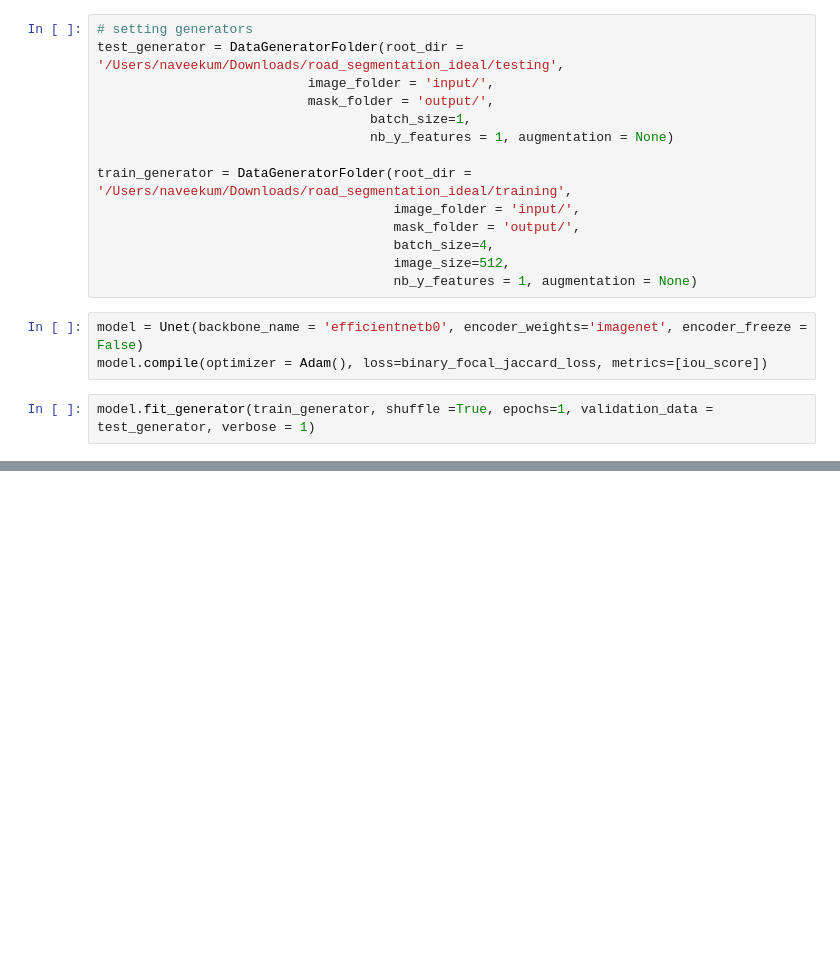
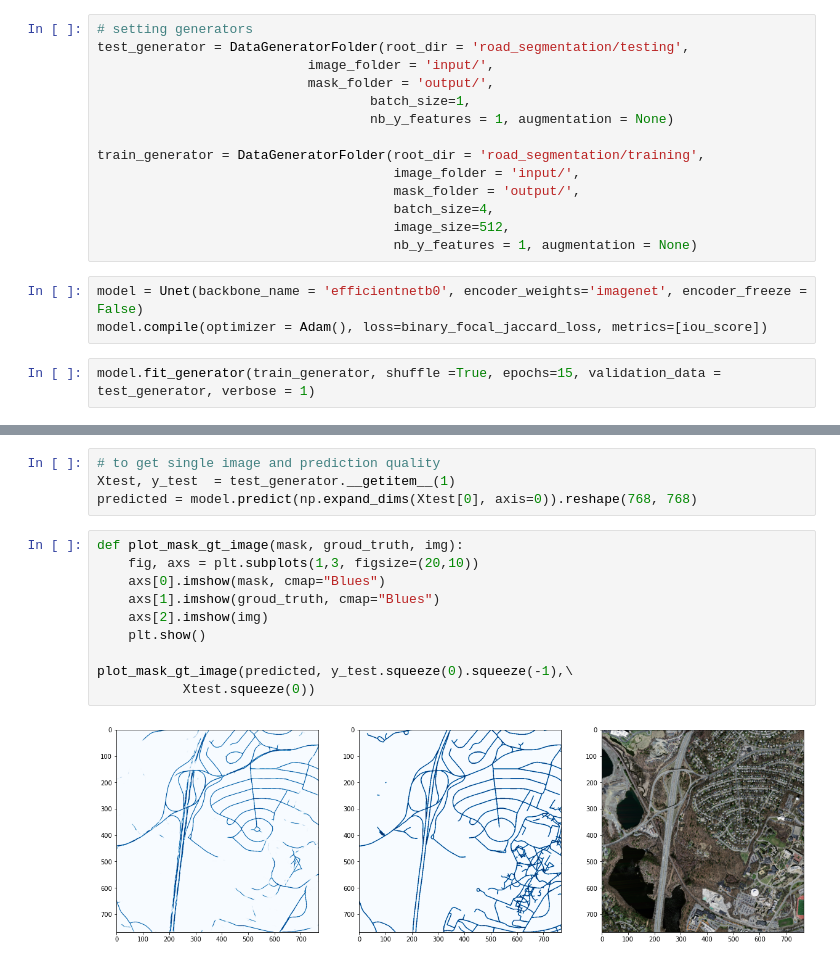
Before and after one commit to 4nonymou5/satelite_road_geometry, a Jupyter notebook: train_segmentation.ipynb, the cells around one changed output, grey strips where cells are left out. Drawn from its saved outputs; the diff is of its cells as text; blank space fills up the shorter version.

Commit message:
trained model and updated code

```diff
--- a/train_segmentation.ipynb
+++ b/train_segmentation.ipynb
@@ -105,12 +90,12 @@ plt.show()
 # %%
 # setting generators
-test_generator = DataGeneratorFolder(root_dir = '/Users/naveekum/Downloads/road_segmentation_ideal/testing',
+test_generator = DataGeneratorFolder(root_dir = 'road_segmentation/testing',
                            image_folder = 'input/',
                            mask_folder = 'output/',
                                    batch_size=1,
                                    nb_y_features = 1, augmentation = None)
 
-train_generator = DataGeneratorFolder(root_dir = '/Users/naveekum/Downloads/road_segmentation_ideal/training',
+train_generator = DataGeneratorFolder(root_dir = 'road_segmentation/training',
                                       image_folder = 'input/',
                                       mask_folder = 'output/',
                                       batch_size=4,
@@ -120,5 +105,5 @@ train_generator = DataGeneratorFolder(root_dir = '/Users/naveekum/Downloads/road
 model = Unet(backbone_name = 'efficientnetb0', encoder_weights='imagenet', encoder_freeze = False)
 model.compile(optimizer = Adam(), loss=binary_focal_jaccard_loss, metrics=[iou_score])
 # %%
-model.fit_generator(train_generator, shuffle =True, epochs=1, validation_data = test_generator, verbose = 1)
+model.fit_generator(train_generator, shuffle =True, epochs=15, validation_data = test_generator, verbose = 1)
 # %% [output]
@@ -131,0 +139,16 @@ for metric, value in zip(metrics, scores[1:]):
+# %%
+# to get single image and prediction quality
+Xtest, y_test  = test_generator.__getitem__(1)
+predicted = model.predict(np.expand_dims(Xtest[0], axis=0)).reshape(768, 768)
+# %%
+def plot_mask_gt_image(mask, groud_truth, img):
+    fig, axs = plt.subplots(1,3, figsize=(20,10))
+    axs[0].imshow(mask, cmap="Blues")
+    axs[1].imshow(groud_truth, cmap="Blues")
+    axs[2].imshow(img)
+    plt.show()
+
+plot_mask_gt_image(predicted, y_test.squeeze(0).squeeze(-1),\
+           Xtest.squeeze(0))
+# %% [output]
+[figure, added]
```
Also changed, not shown: parts of 6 cells of this notebook, 1 other file.
